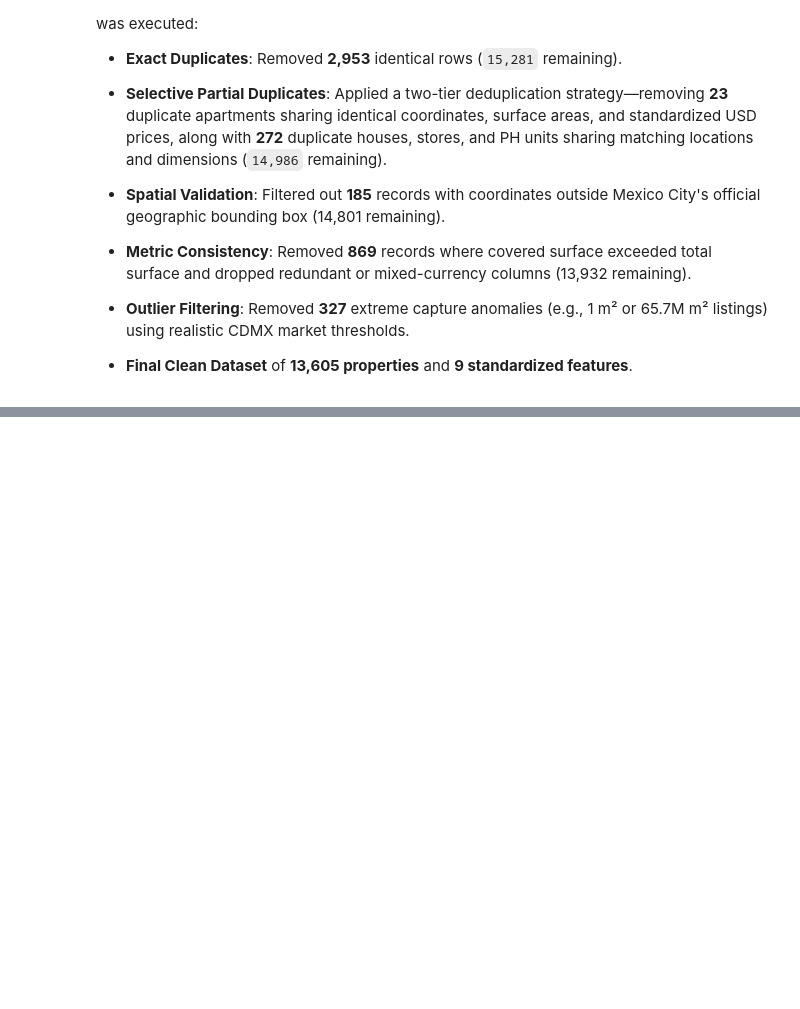
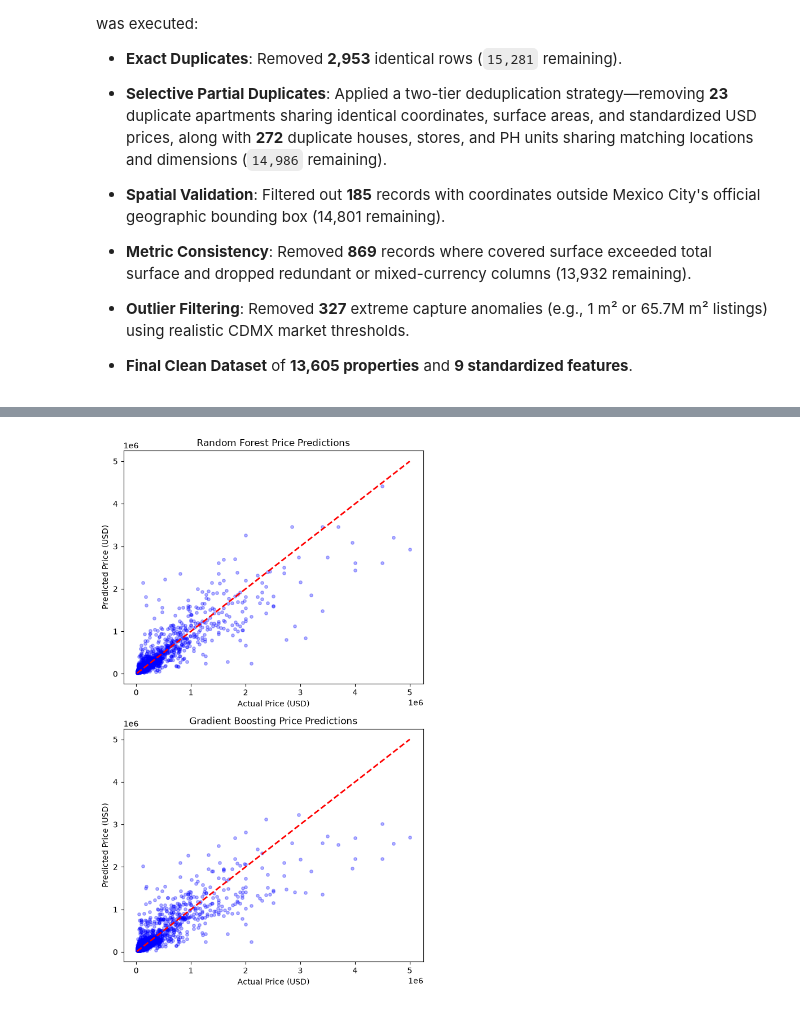
Before and after one commit to FabiolaSerranoAg/Machine_Learning_September26, a Jupyter notebook: 2026348_Jupyter_Notebook_ML_CA1.ipynb, the cells around one changed output, grey strips where cells are left out. Cells and saved outputs as stored; diff of their text form; code cells hidden in the pictures; blank space fills up the shorter version.

```diff
--- a/2026348_Jupyter_Notebook_ML_CA1.ipynb
+++ b/2026348_Jupyter_Notebook_ML_CA1.ipynb
@@ -331,0 +366,76 @@ df.to_csv('housing_data_CDMX_clean.csv', index=False)
+# %%
+import pandas as pd
+import numpy as np
+import matplotlib.pyplot as plt
+import seaborn as sns
+from sklearn.model_selection import train_test_split, KFold, cross_val_score
+from sklearn.compose import ColumnTransformer
+from sklearn.preprocessing import OneHotEncoder, StandardScaler
+from sklearn.pipeline import Pipeline
+from sklearn.ensemble import RandomForestRegressor, GradientBoostingRegressor
+
+# Load the final cleaned dataset to guarantee data integrity
+df_clean = pd.read_csv('housing_data_CDMX_clean.csv')
+
+# Define predictor features (X) and continuous target variable (y) for regression
+features = ['property_type', 'places', 'surface_total_in_m2', 'surface_covered_in_m2', 'lat', 'lon']
+X = df_clean[features]
+y = df_clean['price_aprox_usd']
+
+# Define machine learning regression models
+models = {'Random Forest': RandomForestRegressor(random_state=42, n_jobs=-1), 'Gradient Boosting': GradientBoostingRegressor(random_state=42)}
+
+# Preprocessing pipeline: One-hot encoding for text categories, StandardScaler for numeric fields
+categorical_cols = ['property_type', 'places']
+numeric_cols = ['surface_total_in_m2', 'surface_covered_in_m2', 'lat', 'lon']
+
+preprocessor = ColumnTransformer(transformers=[
+    ('cat', OneHotEncoder(handle_unknown='ignore'), categorical_cols), ('num', StandardScaler(), numeric_cols)])
+
+# Store cross-validation regression results
+cv_results = []
+
+# Use 5-fold KFold Cross-Validation for continuous regression tracking
+cv = KFold(n_splits=5, shuffle=True, random_state=42)
+
+# Train and evaluate baseline regression models using cross-validation (R² Score)
+for name, reg in models.items():
+    pipeline = Pipeline(steps=[('preprocessor', preprocessor), ('regressor', reg)])
+
+    # Perform cross-validation scoring with R-squared
+    cv_scores = cross_val_score(pipeline, X, y, cv=cv, scoring='r2', n_jobs=-1)
+    mean_cv_score = cv_scores.mean()
+
+    # Store results
+    cv_results.append([name, mean_cv_score])
+
+# Create a DataFrame to display the cross-validation regression results
+cv_results_df = pd.DataFrame(cv_results, columns=["Model", "Mean CV R² Score"])
+print("\nModel Performance Metrics using Cross-Validation for R² Score:")
+print(cv_results_df)
+
+# Split the clean data into training and testing sets for continuous scatter plots
+X_train, X_test, y_train, y_test = train_test_split(X, y, test_size=0.2, random_state=42)
+
+# Predict continuous prices on the test set and plot outcomes
+predictions = {}
+for name, reg in models.items():
+    pipeline = Pipeline(steps=[('preprocessor', preprocessor), ('regressor', reg)])
+    pipeline.fit(X_train, y_train)
+    y_pred = pipeline.predict(X_test)
+    predictions[name] = y_pred
+
+# Plotting regression outcomes (Actual vs Predicted Prices in continuous scale)
+plt.figure(figsize=(6, 10))
+
+for i, (name, y_pred) in enumerate(predictions.items()):
+    plt.subplot(2, 1, i + 1)  # 2 rows, 1 column
+    plt.scatter(y_test, y_pred, color='blue', alpha=0.3, s=15)
+    plt.plot([y_test.min(), y_test.max()], [y_test.min(), y_test.max()], '--', color='red', lw=2)
+    plt.title(f'{name} Price Predictions')
+    plt.xlabel('Actual Price (USD)')
+    plt.ylabel('Predicted Price (USD)')
+
+plt.tight_layout()
+plt.show()
+# %% [output]
@@ -331,0 +446 @@ df.to_csv('housing_data_CDMX_clean.csv', index=False)
+[figure, added]
```
Also changed, not shown: parts of 17 cells of this notebook.
